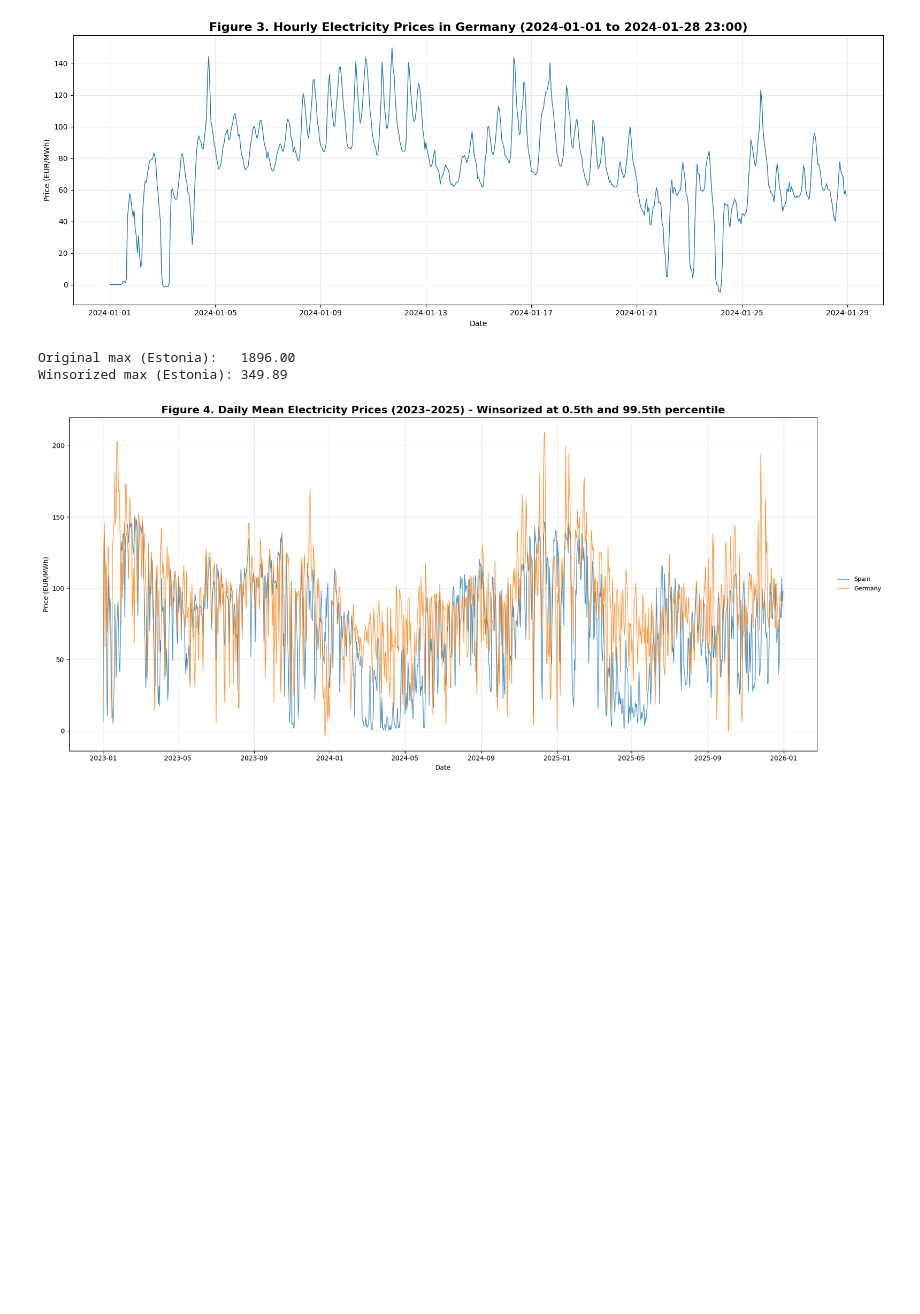
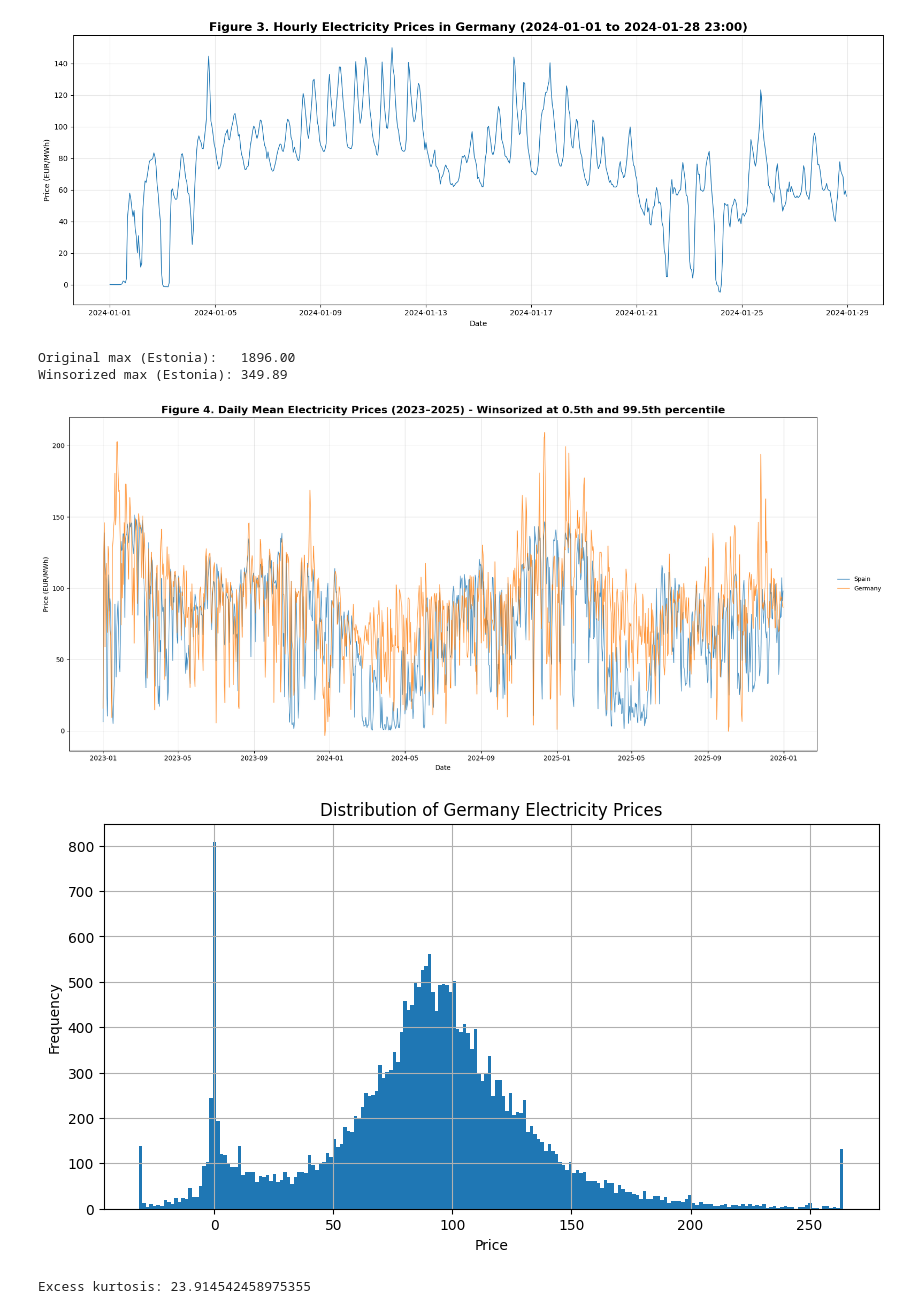
Before and after one commit to Shaig00/NAS_GP, a Jupyter notebook: Energy_Production_Data/4-1-data-descriptions.ipynb, the cells around one changed output. Drawn from its saved outputs; the diff is of its cells as text; code cells hidden in the pictures; blank space fills up the shorter version.

```diff
--- a/Energy_Production_Data/4-1-data-descriptions.ipynb
+++ b/Energy_Production_Data/4-1-data-descriptions.ipynb
@@ -262,7 +262,7 @@ fig, ax = plt.subplots(figsize=(18, 8))
 
 daily_df = df.resample('D').mean()
 
-for col in daily_df.columns:
+for col in df.columns:
     ax.plot(
         daily_df.index,
         daily_df[col],
@@ -443,3 +443,25 @@ plt.tight_layout()
 plt.show()
 # %% [output]
 [figure]
+# %%
+
+country = "Germany"
+
+df_winsorized[country].hist(bins=200, figsize=(10,5))
+plt.title(f"Distribution of {country} Electricity Prices")
+plt.xlabel("Price")
+plt.ylabel("Frequency")
+plt.show()
+# %% [output]
+[figure, added]
+# %%
+from scipy.stats import kurtosis
+avg_k = []
+for country in df.columns:
+
+    k = kurtosis(df[country], fisher=True)
+    avg_k.append(k)
+
+print("Excess kurtosis:", np.mean(avg_k))
+# %% [output]
+Excess kurtosis: 23.914542458975355
```
Also changed, not shown: parts of 8 cells of this notebook, 26 other files.
